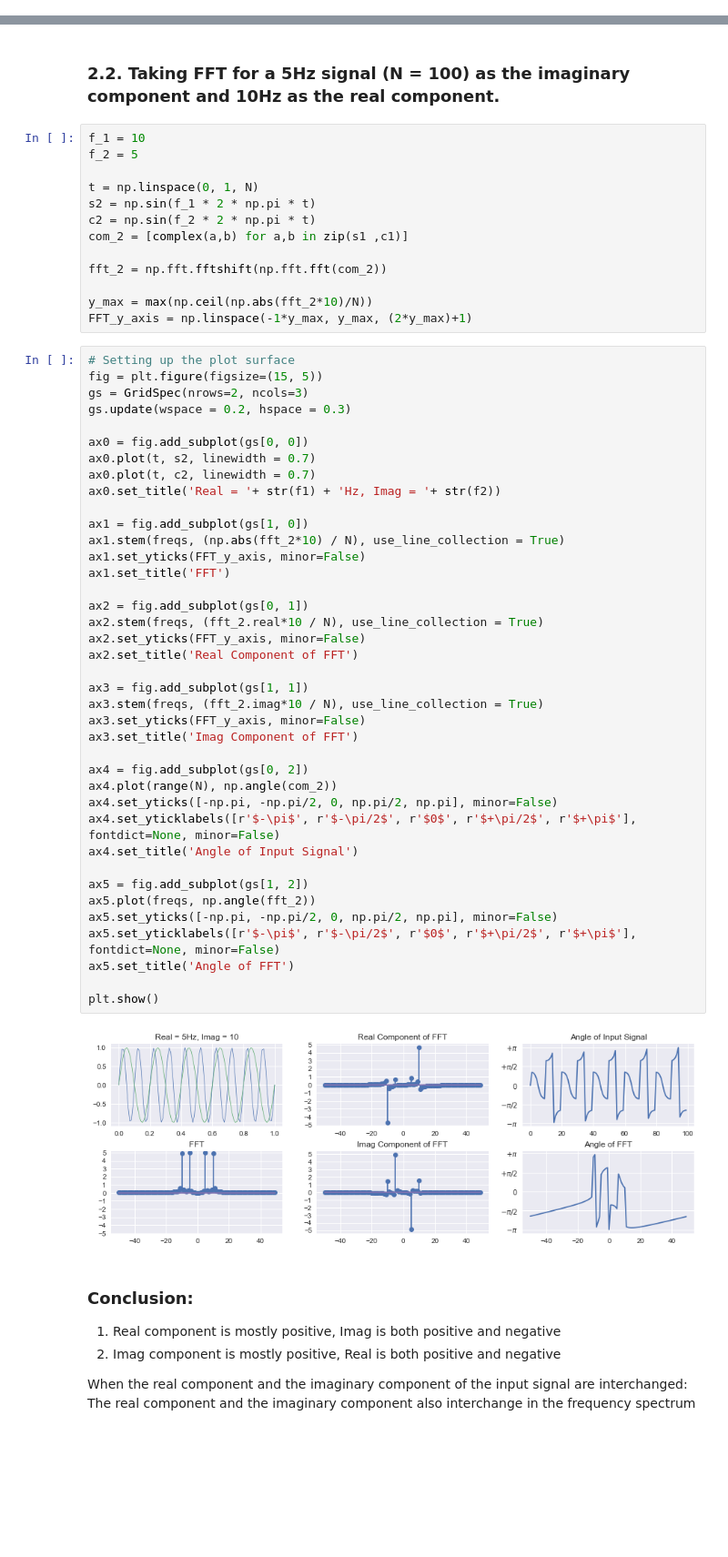
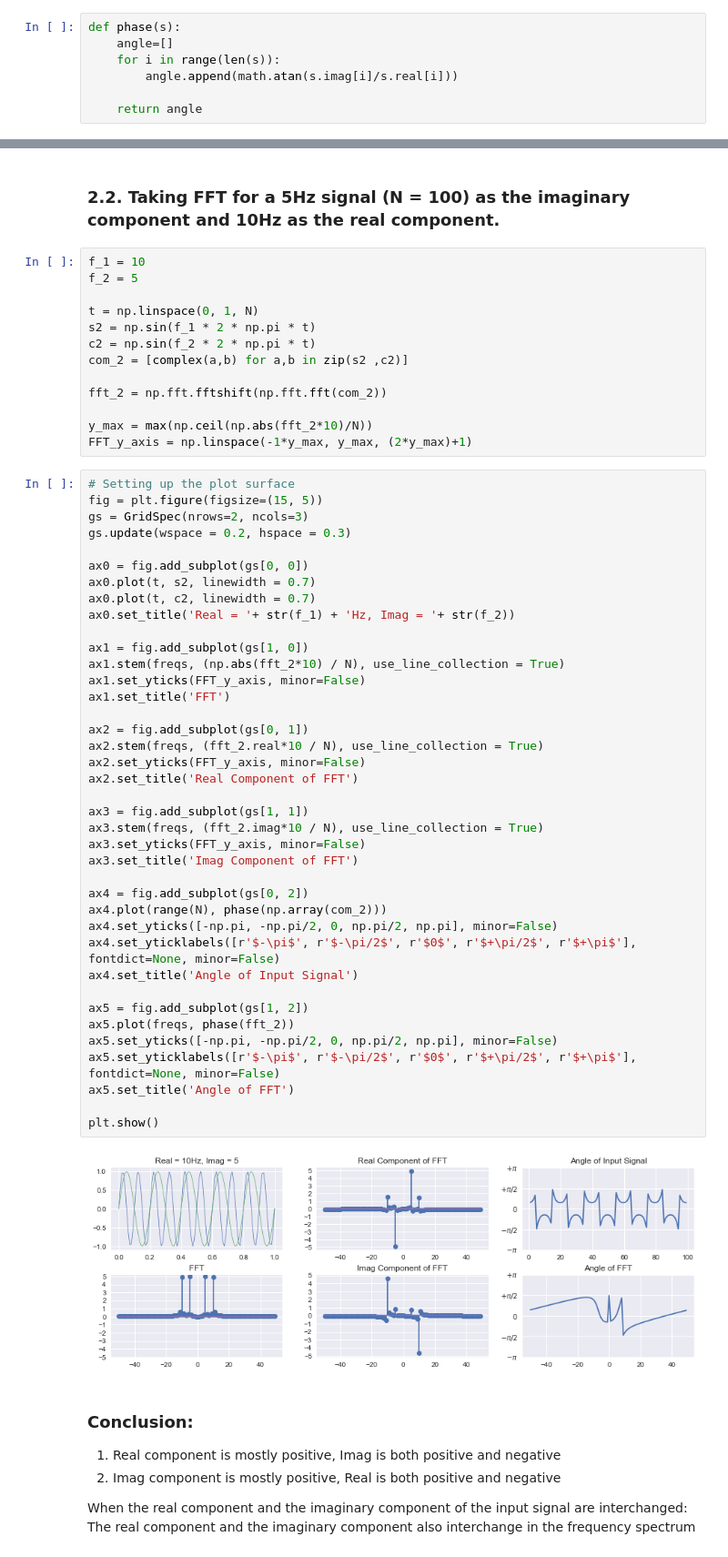
Before and after one commit to algoasylum/Exploring-FFT, a Jupyter notebook: FFT_Exp.ipynb, the cells around one changed output, grey strips where cells are left out. Shown at 91% size. Cells and saved outputs as stored; diff of their text form; blank space fills up the shorter version.

```diff
--- a/FFT_Exp.ipynb
+++ b/FFT_Exp.ipynb
@@ -8,6 +8,13 @@ import copy
 from matplotlib.gridspec import GridSpec
 
 plt.style.use('seaborn')
+# %%
+def phase(s):
+    angle=[]
+    for i in range(len(s)):
+        angle.append(math.atan(s.imag[i]/s.real[i]))
+
+    return angle
 # %% [markdown]
 ## 1. Single Frequency:
 ### 1.1. Taking FFT for a 5Hz signal (N = 100) as the real component.
@@ -269,7 +255,7 @@ f_2 = 5
 t = np.linspace(0, 1, N)
 s2 = np.sin(f_1 * 2 * np.pi * t)
 c2 = np.sin(f_2 * 2 * np.pi * t)
-com_2 = [complex(a,b) for a,b in zip(s1 ,c1)]
+com_2 = [complex(a,b) for a,b in zip(s2 ,c2)]
 
 fft_2 = np.fft.fftshift(np.fft.fft(com_2))
 
@@ -284,38 +270,38 @@ gs.update(wspace = 0.2, hspace = 0.3)
 ax0 = fig.add_subplot(gs[0, 0])
 ax0.plot(t, s2, linewidth = 0.7)
 ax0.plot(t, c2, linewidth = 0.7)
-ax0.set_title('Real = '+ str(f1) + 'Hz, Imag = '+ str(f2))
+ax0.set_title('Real = '+ str(f_1) + 'Hz, Imag = '+ str(f_2))
 
 ax1 = fig.add_subplot(gs[1, 0])
 ax1.stem(freqs, (np.abs(fft_2*10) / N), use_line_collection = True)
 ax1.set_yticks(FFT_y_axis, minor=False)
 ax1.set_title('FFT')
 
 ax2 = fig.add_subplot(gs[0, 1])
 ax2.stem(freqs, (fft_2.real*10 / N), use_line_collection = True)
 ax2.set_yticks(FFT_y_axis, minor=False)
 ax2.set_title('Real Component of FFT')
 
 ax3 = fig.add_subplot(gs[1, 1])
 ax3.stem(freqs, (fft_2.imag*10 / N), use_line_collection = True)
 ax3.set_yticks(FFT_y_axis, minor=False)
 ax3.set_title('Imag Component of FFT')
 
 ax4 = fig.add_subplot(gs[0, 2])
-ax4.plot(range(N), np.angle(com_2))
+ax4.plot(range(N), phase(np.array(com_2)))
 ax4.set_yticks([-np.pi, -np.pi/2, 0, np.pi/2, np.pi], minor=False)
 ax4.set_yticklabels([r'$-\pi$', r'$-\pi/2$', r'$0$', r'$+\pi/2$', r'$+\pi$'], fontdict=None, minor=False)
 ax4.set_title('Angle of Input Signal')
 
 ax5 = fig.add_subplot(gs[1, 2])
-ax5.plot(freqs, np.angle(fft_2))
+ax5.plot(freqs, phase(fft_2))
 ax5.set_yticks([-np.pi, -np.pi/2, 0, np.pi/2, np.pi], minor=False)
 ax5.set_yticklabels([r'$-\pi$', r'$-\pi/2$', r'$0$', r'$+\pi/2$', r'$+\pi$'], fontdict=None, minor=False)
 ax5.set_title('Angle of FFT')
 
 plt.show()
 # %% [output]
-[figure, old version]
+[figure, new version]
 # %% [markdown]
 ### Conclusion:
 1. Real component is mostly positive, Imag is both positive and negative
```
Also changed, not shown: parts of 18 cells of this notebook.
